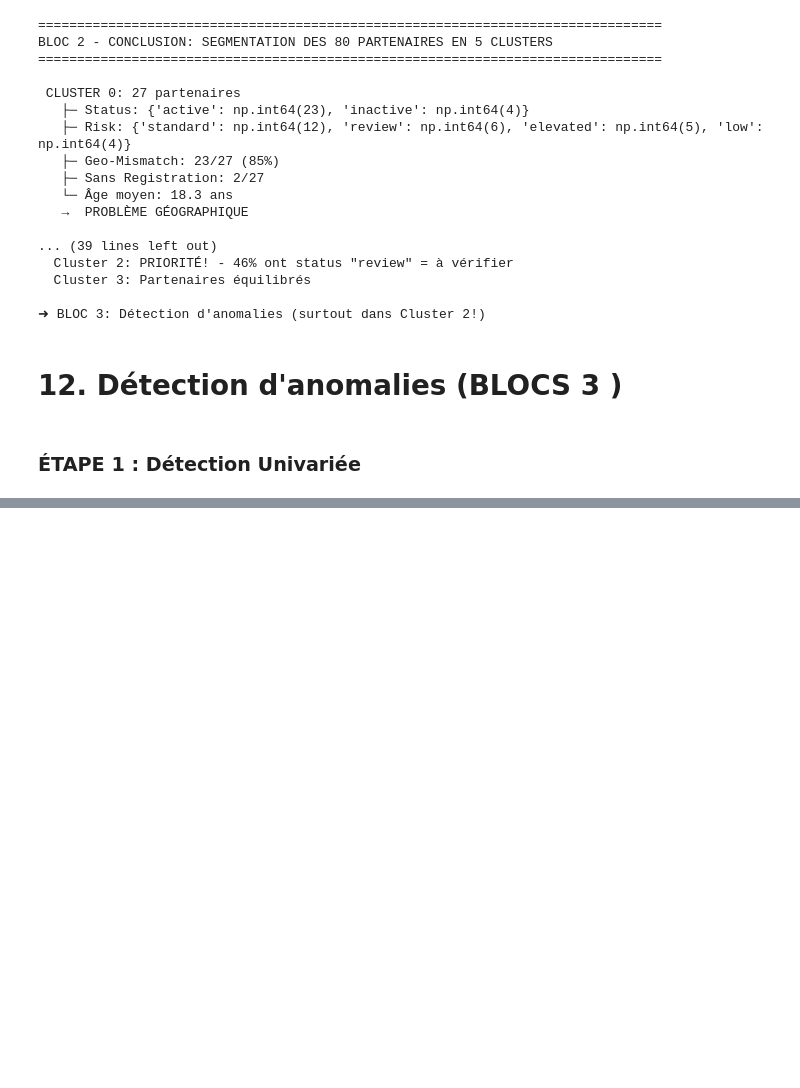
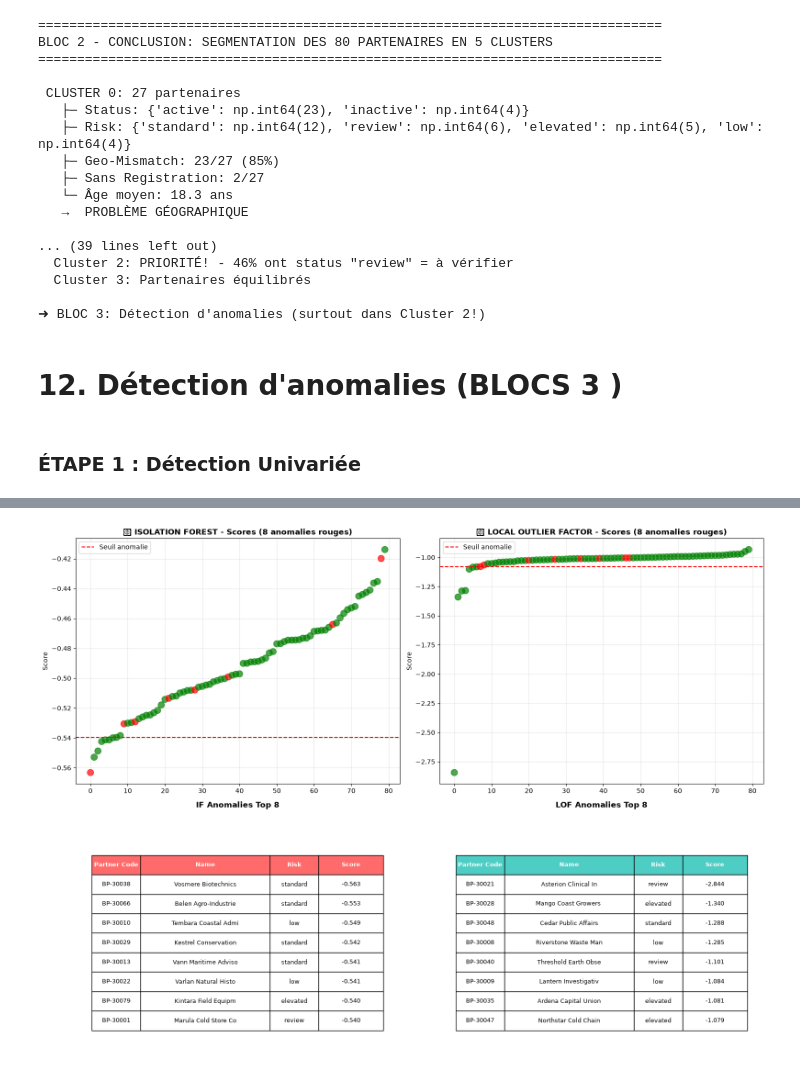
Before and after one commit to HananeDjouadi/G05-DataMining-2627, a Jupyter notebook: data/logistics/erp_business_partners.ipynb, the cells around one changed output, grey strips where cells are left out. Saved outputs shown, nothing was run; the diff lists cells and outputs as text; code cells hidden in the pictures; blank space fills up the shorter version.

```diff
--- a/data/logistics/erp_business_partners.ipynb
+++ b/data/logistics/erp_business_partners.ipynb
@@ -968,0 +1064,100 @@ for feature in numeric_features:
+# %%
+import matplotlib.pyplot as plt
+import seaborn as sns
+
+# Copier df + ajouter les colonnes
+df_analysis = df.copy()
+df_analysis['geo_mismatch'] = df_encoded['geo_mismatch'].values
+df_analysis['cluster'] = df_encoded['cluster'].values
+df_analysis['iso_anomaly'] = df_encoded['iso_anomaly'].values
+df_analysis['iso_score'] = df_encoded['iso_score'].values
+df_analysis['lof_anomaly'] = df_encoded['lof_anomaly'].values
+df_analysis['lof_score'] = df_encoded['lof_score'].values
+
+fig, axes = plt.subplots(2, 2, figsize=(16, 12))
+
+# 1. Isolation Forest Scores (Distribution)
+ax1 = axes[0, 0]
+colors_if = ['red' if x == 1 else 'green' for x in df_analysis['iso_anomaly']]
+ax1.scatter(range(len(df_analysis)), df_analysis['iso_score'].sort_values(), c=colors_if, s=100, alpha=0.7)
+ax1.axhline(y=df_analysis[df_analysis['iso_anomaly'] == 1]['iso_score'].max(), color='r', linestyle='--', label='Seuil anomalie')
+ax1.set_title('🔷 ISOLATION FOREST - Scores (8 anomalies rouges)', fontsize=12, fontweight='bold')
+ax1.set_ylabel('Score')
+ax1.legend()
+ax1.grid(True, alpha=0.3)
+
+# 2. LOF Scores (Distribution)
+ax2 = axes[0, 1]
+colors_lof = ['red' if x == 1 else 'green' for x in df_analysis['lof_anomaly']]
+ax2.scatter(range(len(df_analysis)), df_analysis['lof_score'].sort_values(), c=colors_lof, s=100, alpha=0.7)
+ax2.axhline(y=df_analysis[df_analysis['lof_anomaly'] == 1]['lof_score'].max(), color='r', linestyle='--', label='Seuil anomalie')
+ax2.set_title('🔷 LOCAL OUTLIER FACTOR - Scores (8 anomalies rouges)', fontsize=12, fontweight='bold')
+ax2.set_ylabel('Score')
+ax2.legend()
+ax2.grid(True, alpha=0.3)
+
+# 3. Tableau: Anomalies IF
+ax3 = axes[1, 0]
+iso_anom = df_analysis[df_analysis['iso_anomaly'] == 1][
+    ['partner_code', 'partner_name', 'risk_class', 'iso_score']
+].sort_values('iso_score').head(8)
+
+ax3.axis('off')
+table_data = []
+table_data.append(['Partner Code', 'Name', 'Risk', 'Score'])
+for idx, row in iso_anom.iterrows():
+    table_data.append([row['partner_code'], row['partner_name'][:20], row['risk_class'], f"{row['iso_score']:.3f}"])
+
+table1 = ax3.table(cellText=table_data, cellLoc='center', loc='center',
+                   colWidths=[0.15, 0.4, 0.15, 0.2])
+table1.auto_set_font_size(False)
+table1.set_fontsize(9)
+table1.scale(1, 2)
+
+# Style header
+for i in range(len(table_data[0])):
+    table1[(0, i)].set_facecolor('#ff6b6b')
+    table1[(0, i)].set_text_props(weight='bold', color='white')
+
+ax3.set_title('IF Anomalies Top 8', fontsize=12, fontweight='bold', pad=20)
+
+# 4. Tableau: Anomalies LOF
+ax4 = axes[1, 1]
+lof_anom = df_analysis[df_analysis['lof_anomaly'] == 1][
+    ['partner_code', 'partner_name', 'risk_class', 'lof_score']
+].sort_values('lof_score').head(8)
+
+ax4.axis('off')
+table_data2 = []
+table_data2.append(['Partner Code', 'Name', 'Risk', 'Score'])
+for idx, row in lof_anom.iterrows():
+    table_data2.append([row['partner_code'], row['partner_name'][:20], row['risk_class'], f"{row['lof_score']:.3f}"])
+
+table2 = ax4.table(cellText=table_data2, cellLoc='center', loc='center',
+                   colWidths=[0.15, 0.4, 0.15, 0.2])
+table2.auto_set_font_size(False)
+table2.set_fontsize(9)
+table2.scale(1, 2)
+
+# Style header
+for i in range(len(table_data2[0])):
+    table2[(0, i)].set_facecolor('#4ecdc4')
+    table2[(0, i)].set_text_props(weight='bold', color='white')
+
+ax4.set_title('LOF Anomalies Top 8', fontsize=12, fontweight='bold', pad=20)
+
+plt.tight_layout()
+plt.show()
+
+print("\n" + "="*80)
+print(" RÉSUMÉ ANOMALIES:")
+print("="*80)
+print(f" Isolation Forest: {(df_analysis['iso_anomaly'] == 1).sum()} anomalies")
+print(f" Local Outlier Factor: {(df_analysis['lof_anomaly'] == 1).sum()} anomalies")
+print(f" CONSENSUS (IF ∩ LOF): 0 anomalies!")
+print(f"\n→ Interprétation: Deux stratégies détectent DIFFÉRENTS TYPES d'anomalies")
+print(f"   • IF: Anomalies GLOBALES (très différentes du groupe)")
+print(f"   • LOF: Anomalies LOCALES (différentes des voisins)")
+print("="*80)
+# %% [output]
+[figure, added]
```
Also changed, not shown: parts of 30 cells of this notebook.
